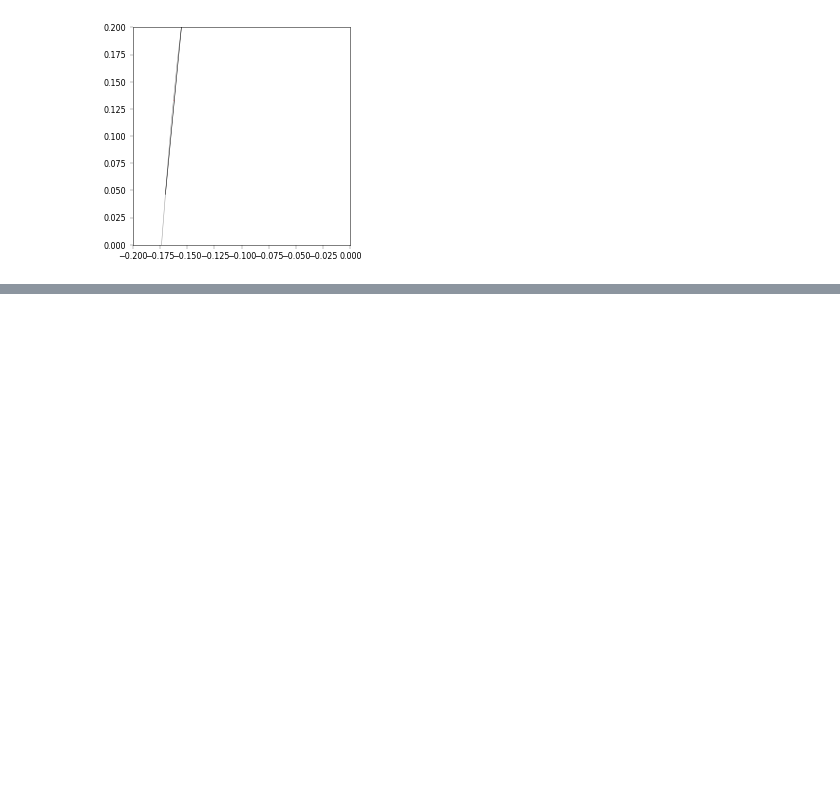
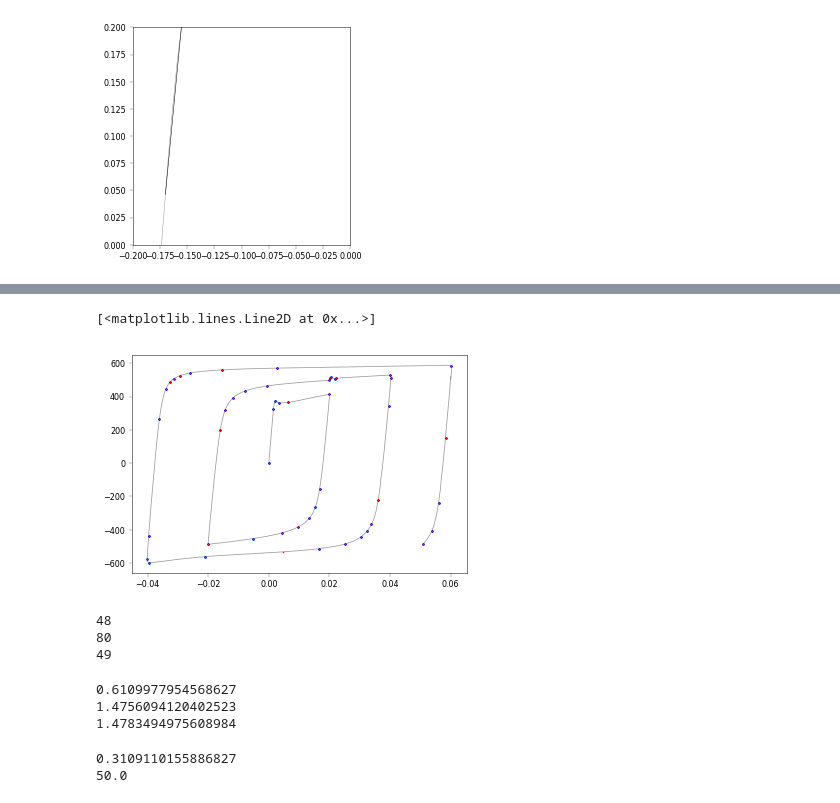
Before and after one commit to ahartloper/rlmtp, a Jupyter notebook: docs/downsampler/ds_procedure.ipynb, the cells around one changed output, grey strips where cells are left out. Saved outputs shown, nothing was run; the diff lists cells and outputs as text; code cells hidden in the pictures; blank space fills up the shorter version.

```diff
--- a/docs/downsampler/ds_procedure.ipynb
+++ b/docs/downsampler/ds_procedure.ipynb
@@ -132,0 +187,6 @@ plt.gca().set_aspect('equal')
+# %%
+e_range = e.max() - e.min()
+s_range = s.max() - s.min()
+
+pos = np.column_stack((e, s))
+pos2 = np.column_stack((e / e_range, s / s_range))
@@ -132,0 +210,9 @@ plt.gca().set_aspect('equal')
+# %%
+import polyprox
+
+
+ind_polyprox = polyprox.min_num(pos2, epsilon=0.0035, return_index=True)
+# ind_polyprox = polyprox.min_e(pos2, m=100, return_index=True)
+# %%
+
+ind_polyprox_min_e = polyprox.min_e(pos2, m=47, return_index=True)
@@ -132,0 +222,36 @@ plt.gca().set_aspect('equal')
+# %%
+plt.figure()
+plt.plot(e, s, c='0.6', lw=0.75)
+plt.plot(e.loc[ind_polyprox], s.loc[ind_polyprox], 'ko', ms=1.0)
+plt.plot(e.loc[ind_polyprox_min_e], s.loc[ind_polyprox_min_e], 'bo', ms=2.0)
+plt.plot(e.loc[ind_loop], s.loc[ind_loop], 'ro', ms=1.0)
+# %% [output]
+[<matplotlib.lines.Line2D at 0x...>]
+[figure, added]
+# %%
+print(len(ind_polyprox))
+print(len(ind_downsampler))
+print(len(ind_polyprox_min_e))
+# %% [output]
+48
+80
+49
+# %%
+
+print(downsample_error(pos, ind_downsampler)*100)
+
+print(downsample_error(pos, ind_polyprox)*100)
+
+print(downsample_error(pos, ind_polyprox_min_e)*100)
+# %% [output]
+0.6109977954568627
+1.4756094120402523
+1.4783494975608984
+# %%
+accum_strain = np.sum(np.abs(np.diff(e)))
+n_cycle=6
+print(accum_strain)
+print(np.ceil(accum_strain*100+n_cycle*4))
+# %% [output]
+0.3109110155886827
+50.0
```
Also changed, not shown: parts of 12 cells of this notebook, 1 other file.
